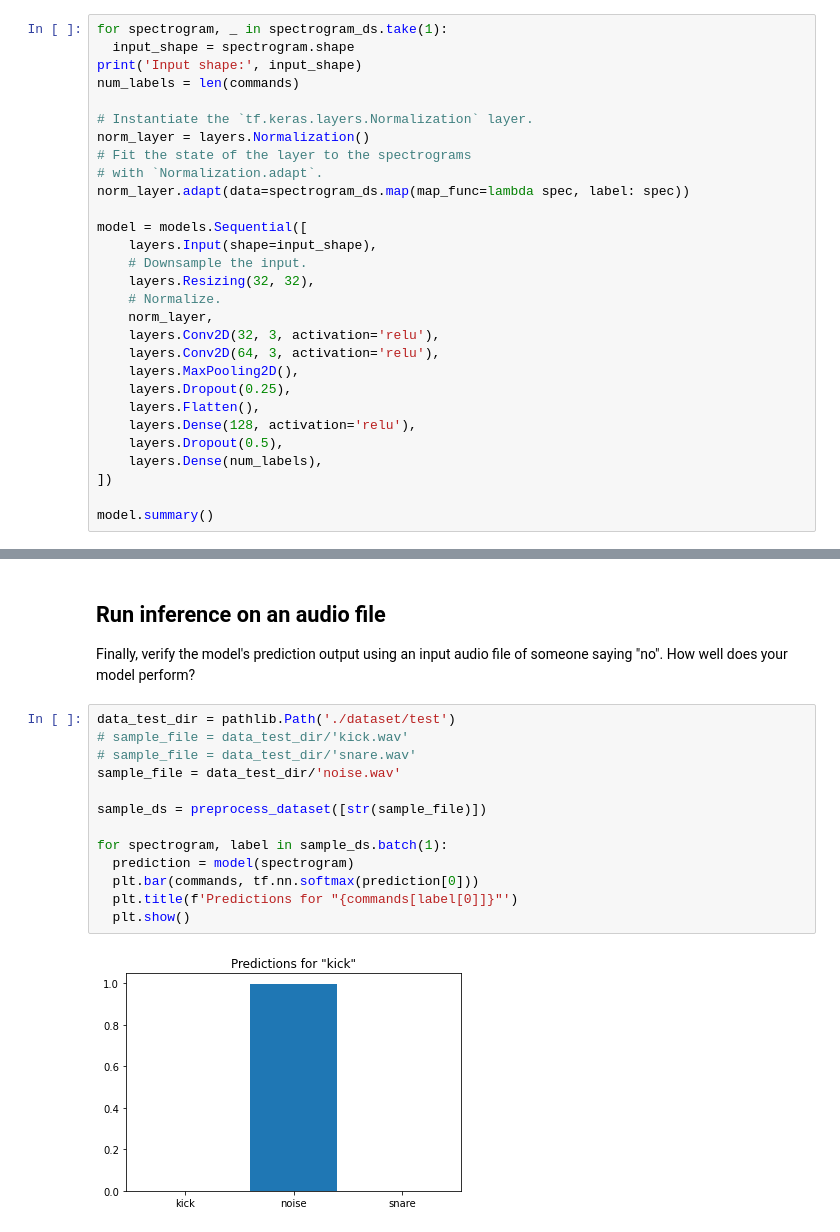
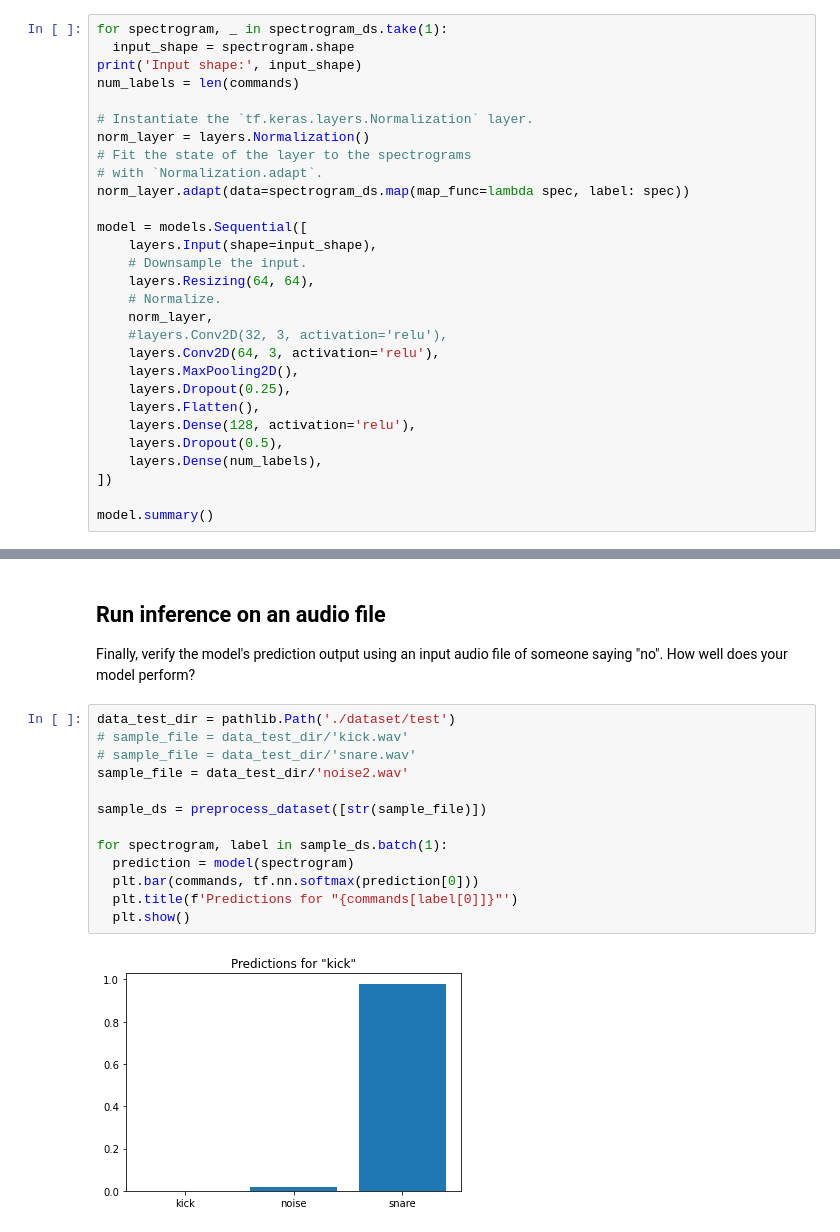
Before and after one commit to RafaSRibeiro/WaveDetect, a Jupyter notebook: jupyter/work/simple_audio.ipynb, the cells around one changed output, grey strips where cells are left out. Drawn from its saved outputs; the diff is of its cells as text.

```diff
--- a/jupyter/work/simple_audio.ipynb
+++ b/jupyter/work/simple_audio.ipynb
@@ -346,10 +346,10 @@ norm_layer.adapt(data=spectrogram_ds.map(map_func=lambda spec, label: spec))
 model = models.Sequential([
     layers.Input(shape=input_shape),
     # Downsample the input.
-    layers.Resizing(32, 32),
+    layers.Resizing(64, 64),
     # Normalize.
     norm_layer,
-    layers.Conv2D(32, 3, activation='relu'),
+    #layers.Conv2D(32, 3, activation='relu'),
     layers.Conv2D(64, 3, activation='relu'),
     layers.MaxPooling2D(),
     layers.Dropout(0.25),
@@ -469,15 +471,15 @@ Finally, verify the model's prediction output using an input audio file of someo
 # %%
 data_test_dir = pathlib.Path('./dataset/test')
 # sample_file = data_test_dir/'kick.wav'
 # sample_file = data_test_dir/'snare.wav'
-sample_file = data_test_dir/'noise.wav'
+sample_file = data_test_dir/'noise2.wav'
 
 sample_ds = preprocess_dataset([str(sample_file)])
 
 for spectrogram, label in sample_ds.batch(1):
   prediction = model(spectrogram)
   plt.bar(commands, tf.nn.softmax(prediction[0]))
   plt.title(f'Predictions for "{commands[label[0]]}"')
   plt.show()
 # %% [output]
-[figure, old version]
+[figure, new version]
```
Also changed, not shown: parts of 9 cells of this notebook, 3 other files.
